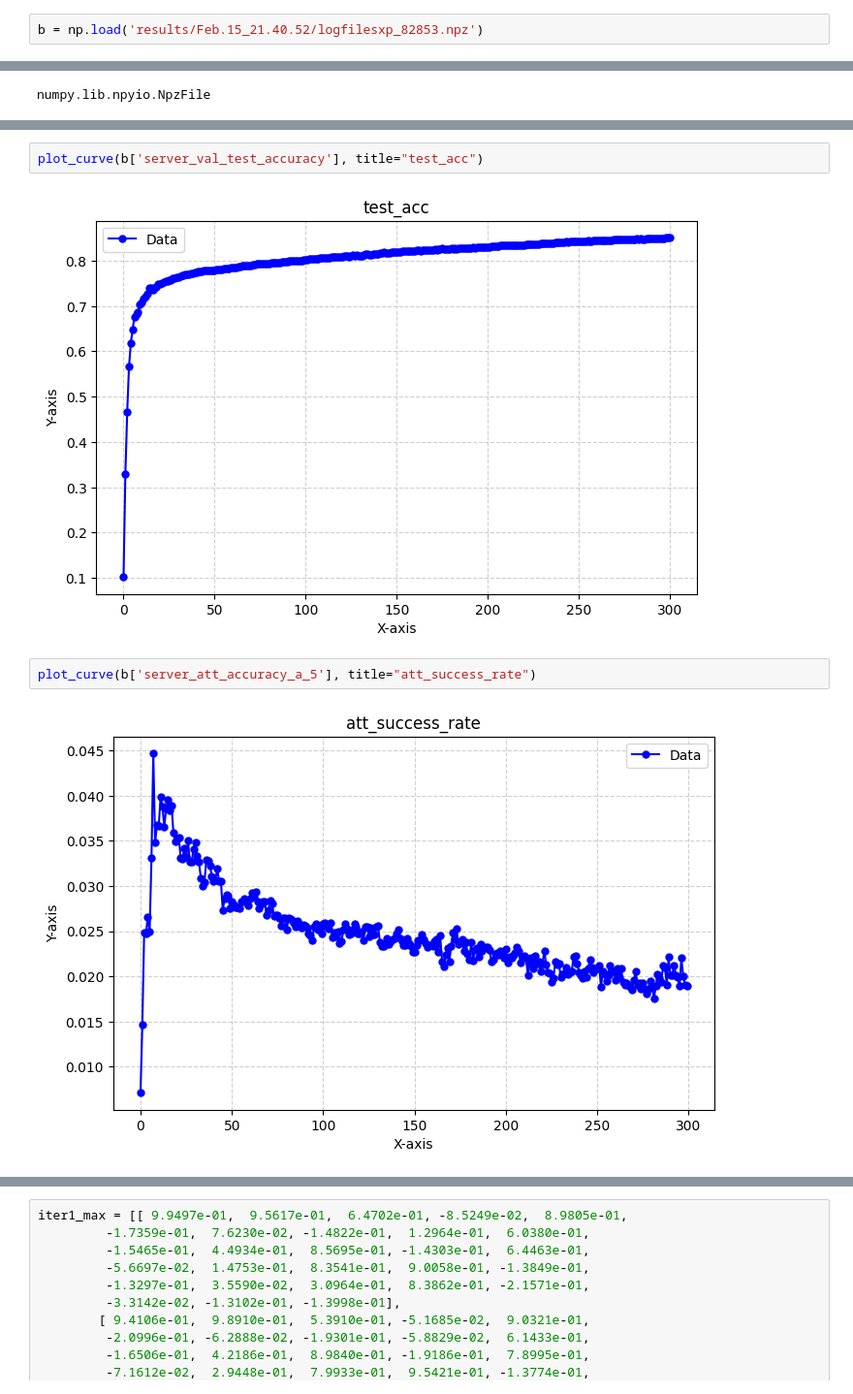
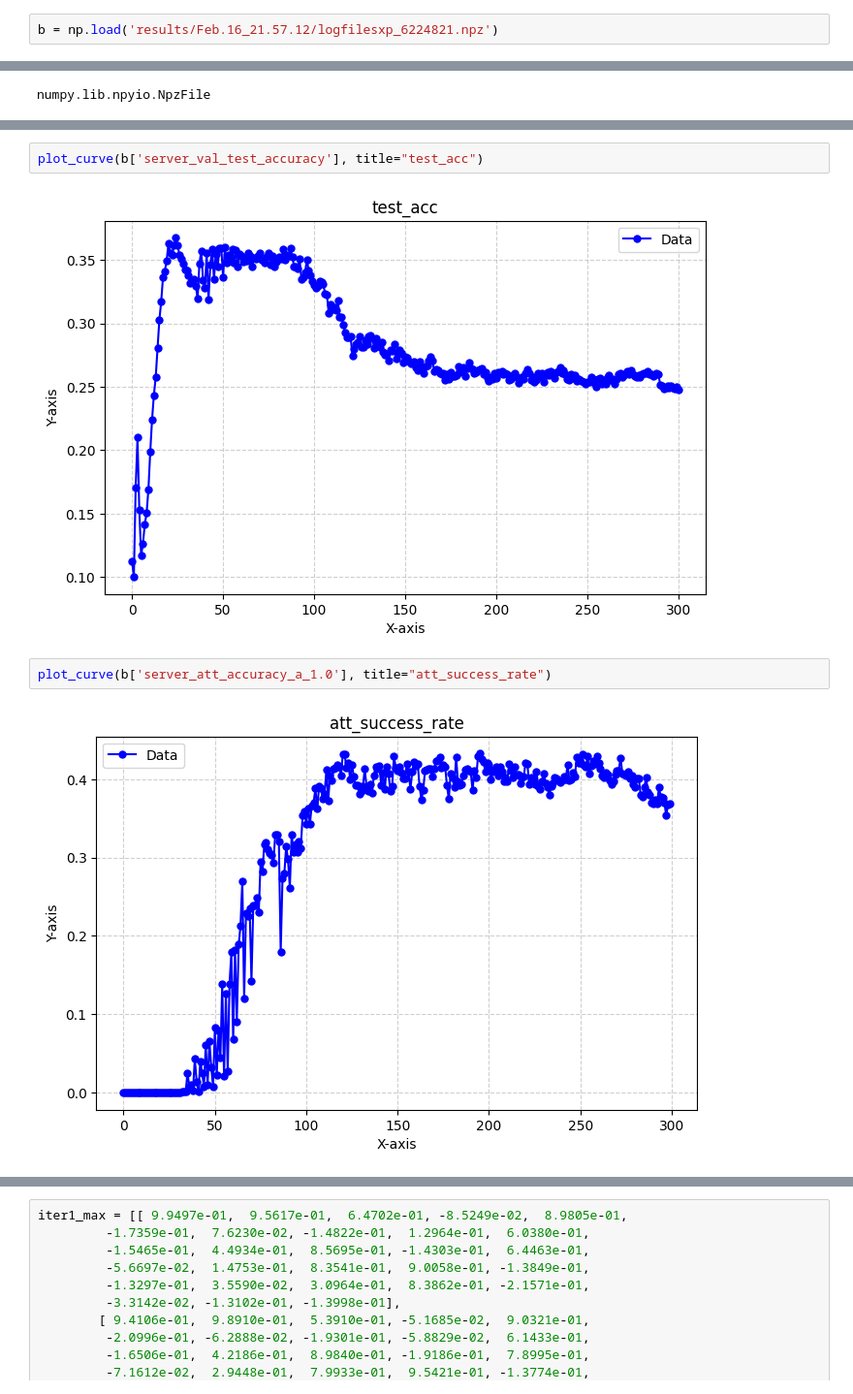
Before and after one commit to yangland/FedREDefense, a Jupyter notebook: npz_reader.ipynb, the cells around one changed output, grey strips where cells are left out. Shown at 97% size. Drawn from its saved outputs; the diff is of its cells as text.

```diff
--- a/npz_reader.ipynb
+++ b/npz_reader.ipynb
@@ -40,7 +40,7 @@ def plot_matrix(matrix, title='Matrix Visualization'):
     plt.title(title)
     plt.show()
 # %%
-b = np.load('results/Feb.15_21.40.52/logfilesxp_82853.npz')
+b = np.load('results/Feb.16_21.57.12/logfilesxp_6224821.npz')
 # %%
 type(b)
 # %% [output]
@@ -67,11 +67,11 @@ list(b.keys())
 # %%
 plot_curve(b['server_val_test_accuracy'], title="test_acc")
 # %% [output]
-[figure, old version]
+[figure, new version]
 # %%
-plot_curve(b['server_att_accuracy_a_5'], title="att_success_rate")
+plot_curve(b['server_att_accuracy_a_1.0'], title="att_success_rate")
 # %% [output]
-[figure, old version]
+[figure, new version]
 # %%
 plot_curve(b['ben_cos_mean'], title='ben_cos_mean')
 # %% [output]
```
Also changed, not shown: parts of 8 cells of this notebook, 5 other files.
